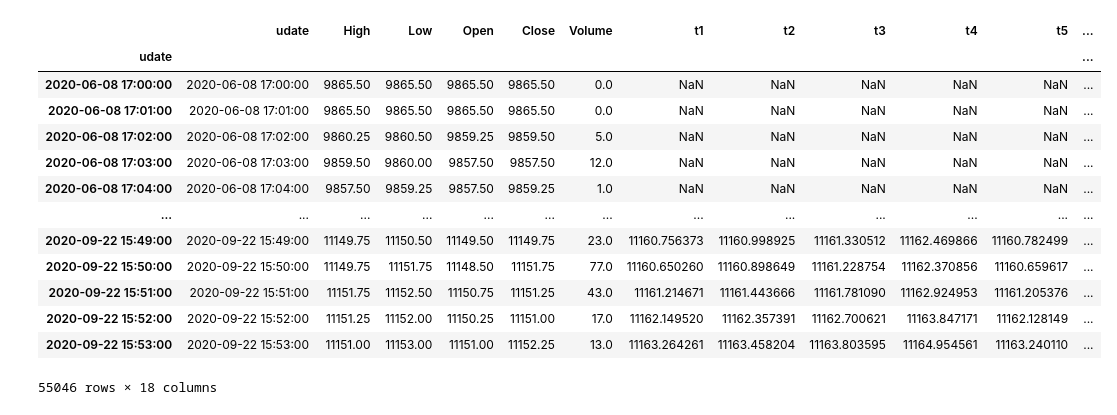
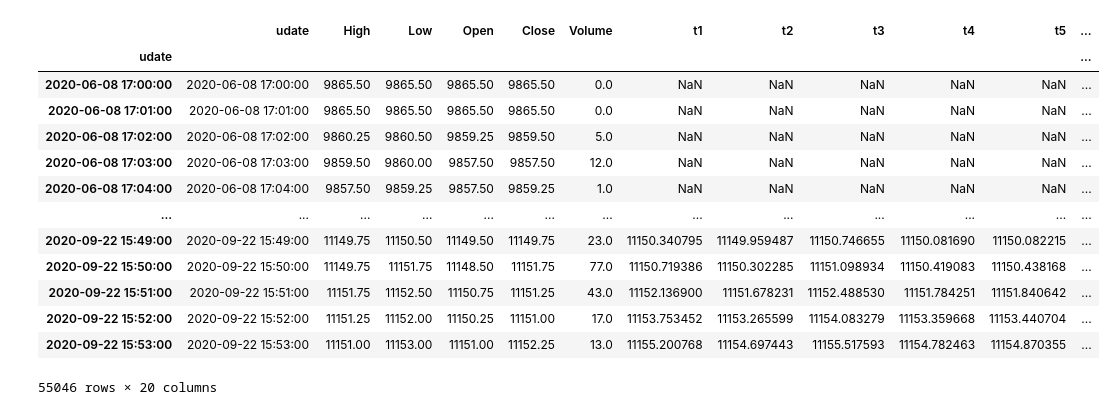
Before and after one commit to webclinic017/dbpower-machine-learning-project, a Jupyter notebook: algo.ipynb, the cells around one changed output. Saved outputs shown, nothing was run; the diff lists cells and outputs as text; code cells hidden in the pictures.

```diff
--- a/algo.ipynb
+++ b/algo.ipynb
@@ -19,16 +19,17 @@ minutes = int(request.form.get('minutes')) # 预测x分钟后
 """
 
 # 1.0 传叁
-file = 't5-0608-0922-e10-u512-w50'
+file1 = '20201210-174551' # 20201210-164417 | 20201210-171248 | 20201210-174551 | 20201210-174551
+file2 = 't5-0608-0922-e12-u512-w50-lr0.0005'
 direction = 'long' # 方向
-vol = 0.45 # 买卖波幅
+vol = 0.35 # 买卖波幅
 vol2 = 0.0 # 止蚀波幅
 cutloss = 1.50 # 止蚀
 is_adjust = False # 调整
 minutes = 5 # 预测x分钟后
 
 # 1.1 数据集
-path1 = os.path.abspath(os.path.join('data', 'nq', 'prediction', file+'.csv'))
+path1 = os.path.abspath(os.path.join('data', 'nq', 'prediction', file1, file2+'.csv'))
 df1 = pd.read_csv(path1)
 df1.udate = pd.to_datetime(df1.udate)
 df1.index = pd.to_datetime(df1.udate)
@@ -56,36 +57,39 @@ highs = np.array(df2['High'], dtype='float')
 lows = np.array(df2['Low'], dtype='float')
 opens = np.array(df2['Open'], dtype='float')
 closes = np.array(df2['Close'], dtype='float')
 vols = np.array(df2['Volume'], dtype='float')
 df2['atr'] = talib.ATR(highs, lows, closes, timeperiod=14*2)
 
 df2['last1'] = df2['Close'].shift(periods=-1) # 上笔数据 最后价
 df2['adjust'] = df2['Close'] - df2['last1'] # 前1分钟 结算价 波幅
 
 key2 = 't'+str(minutes)
 if not is_adjust:
     df2['plast'] = df2[key2] # 预测 5分钟后的 波幅
     df2['plast1'] = df2['t1'] # 预测 1分钟后的 波幅
 else:
     df2['plast'] = df2[key2] + df2['adjust'] # 已调整
     df2['plast1'] = df2['t1'] + df2['adjust'] # 已调整
 
 df2['pchange'] = (df2['plast'] - df2['Close']) / df2['Close']*100 # 预测 5分钟后的 波幅率
 df2['pchange1'] = (df2['plast1'] - df2['Close']) / df2['Close']*100 # 预测 1分钟后的 波幅率
 
+df2['real(t+1)'] = df2['Close'].shift(periods=-1)
+df2['real(t+5)'] = df2['Close'].shift(periods=-5)
+
 df2
 # %% [output]
 |  | udate | High | Low | Open | Close | Volume | t1 | t2 | t3 | t4 | t5 | ... |
 | udate |  |  |  |  |  |  |  |  |  |  |  | ... |
 | 2020-06-08 17:00:00 | 2020-06-08 17:00:00 | 9865.50 | 9865.50 | 9865.50 | 9865.50 | 0.0 | NaN | NaN | NaN | NaN | NaN | ... |
 | 2020-06-08 17:01:00 | 2020-06-08 17:01:00 | 9865.50 | 9865.50 | 9865.50 | 9865.50 | 0.0 | NaN | NaN | NaN | NaN | NaN | ... |
 | 2020-06-08 17:02:00 | 2020-06-08 17:02:00 | 9860.25 | 9860.50 | 9859.25 | 9859.50 | 5.0 | NaN | NaN | NaN | NaN | NaN | ... |
 | 2020-06-08 17:03:00 | 2020-06-08 17:03:00 | 9859.50 | 9860.00 | 9857.50 | 9857.50 | 12.0 | NaN | NaN | NaN | NaN | NaN | ... |
 | 2020-06-08 17:04:00 | 2020-06-08 17:04:00 | 9857.50 | 9859.25 | 9857.50 | 9859.25 | 1.0 | NaN | NaN | NaN | NaN | NaN | ... |
 | ... | ... | ... | ... | ... | ... | ... | ... | ... | ... | ... | ... | ... |
-| 2020-09-22 15:49:00 | 2020-09-22 15:49:00 | 11149.75 | 11150.50 | 11149.50 | 11149.75 | 23.0 | 11160.756373 | 11160.998925 | 11161.330512 | 11162.469866 | 11160.782499 | ... |
-| 2020-09-22 15:50:00 | 2020-09-22 15:50:00 | 11149.75 | 11151.75 | 11148.50 | 11151.75 | 77.0 | 11160.650260 | 11160.898649 | 11161.228754 | 11162.370856 | 11160.659617 | ... |
-| 2020-09-22 15:51:00 | 2020-09-22 15:51:00 | 11151.75 | 11152.50 | 11150.75 | 11151.25 | 43.0 | 11161.214671 | 11161.443666 | 11161.781090 | 11162.924953 | 11161.205376 | ... |
-| 2020-09-22 15:52:00 | 2020-09-22 15:52:00 | 11151.25 | 11152.00 | 11150.25 | 11151.00 | 17.0 | 11162.149520 | 11162.357391 | 11162.700621 | 11163.847171 | 11162.128149 | ... |
-| 2020-09-22 15:53:00 | 2020-09-22 15:53:00 | 11151.00 | 11153.00 | 11151.00 | 11152.25 | 13.0 | 11163.264261 | 11163.458204 | 11163.803595 | 11164.954561 | 11163.240110 | ... |
+| 2020-09-22 15:49:00 | 2020-09-22 15:49:00 | 11149.75 | 11150.50 | 11149.50 | 11149.75 | 23.0 | 11150.340795 | 11149.959487 | 11150.746655 | 11150.081690 | 11150.082215 | ... |
+| 2020-09-22 15:50:00 | 2020-09-22 15:50:00 | 11149.75 | 11151.75 | 11148.50 | 11151.75 | 77.0 | 11150.719386 | 11150.302285 | 11151.098934 | 11150.419083 | 11150.438168 | ... |
+| 2020-09-22 15:51:00 | 2020-09-22 15:51:00 | 11151.75 | 11152.50 | 11150.75 | 11151.25 | 43.0 | 11152.136900 | 11151.678231 | 11152.488530 | 11151.784251 | 11151.840642 | ... |
+| 2020-09-22 15:52:00 | 2020-09-22 15:52:00 | 11151.25 | 11152.00 | 11150.25 | 11151.00 | 17.0 | 11153.753452 | 11153.265599 | 11154.083279 | 11153.359668 | 11153.440704 | ... |
+| 2020-09-22 15:53:00 | 2020-09-22 15:53:00 | 11151.00 | 11153.00 | 11151.00 | 11152.25 | 13.0 | 11155.200768 | 11154.697443 | 11155.517593 | 11154.782463 | 11154.870355 | ... |
-55046 rows × 18 columns
+55046 rows × 20 columns
```
Also changed, not shown: parts of 5 cells of this notebook, 2 other files.
